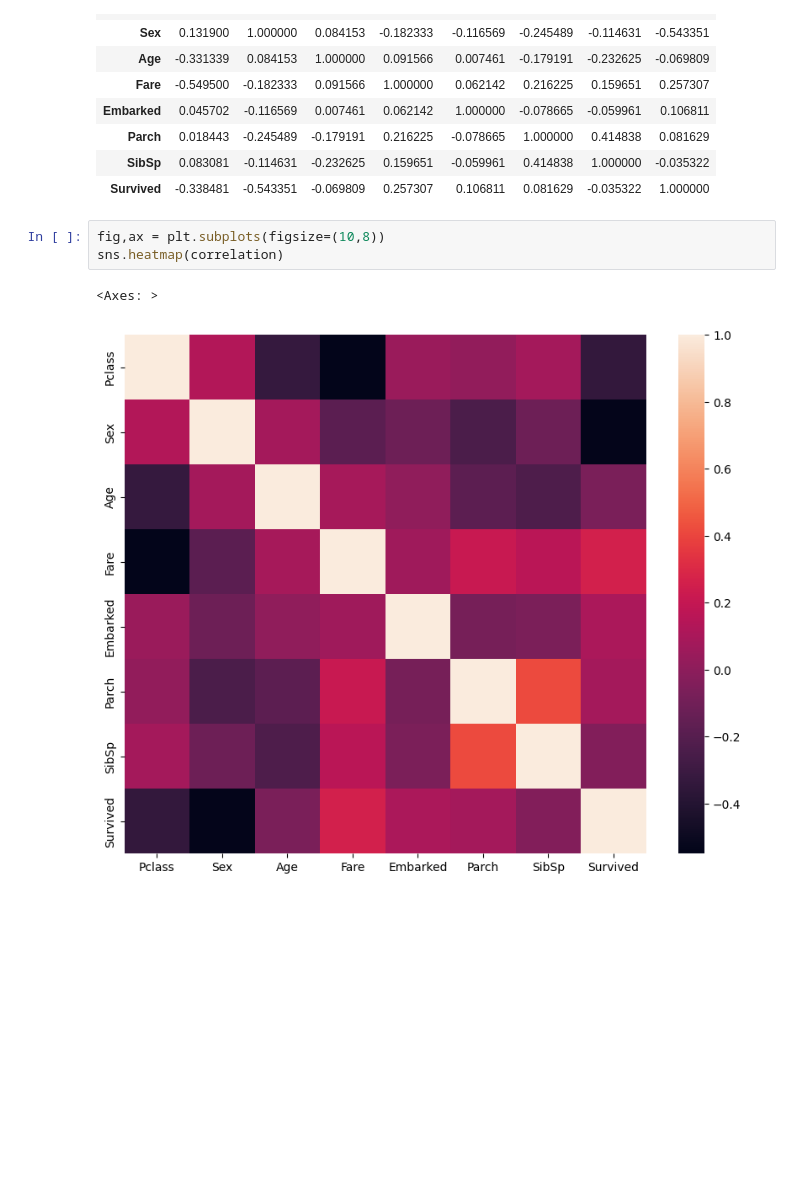
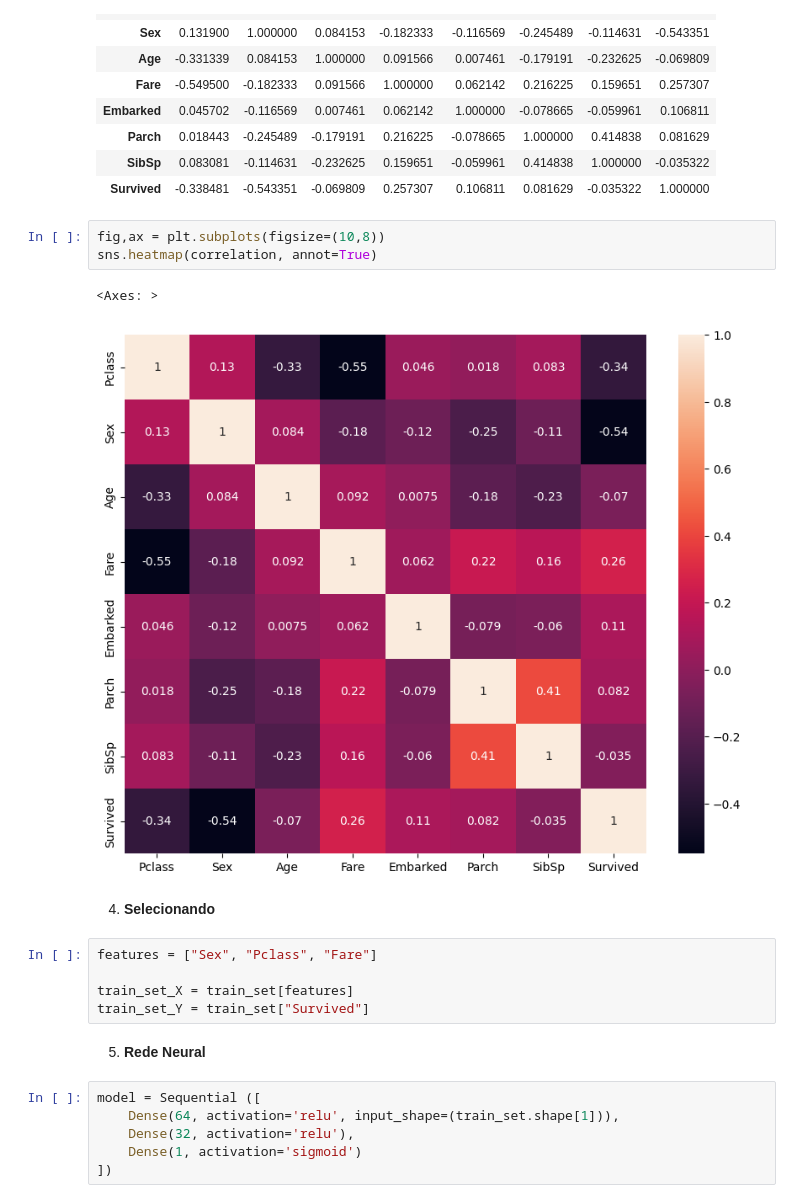
Before and after one commit to Lohries/ML, a Jupyter notebook: ML/TensorFlow/titanic_TF.ipynb, the cells around one changed output. Drawn from its saved outputs; the diff is of its cells as text; blank space fills up the shorter version.

Commit message:
cleaning and model

```diff
--- a/ML/TensorFlow/titanic_TF.ipynb
+++ b/ML/TensorFlow/titanic_TF.ipynb
@@ -132,7 +134,22 @@ display(correlation)
 | Survived | -0.338481 | -0.543351 | -0.069809 | 0.257307 | 0.106811 | 0.081629 | -0.035322 | 1.000000 |
 # %%
 fig,ax = plt.subplots(figsize=(10,8))
-sns.heatmap(correlation)
+sns.heatmap(correlation, annot=True)
 # %% [output]
 <Axes: >
-[figure, old version]
+[figure, new version]
+# %% [markdown]
+4. **Selecionando**
+# %%
+features = ["Sex", "Pclass", "Fare"]
+
+train_set_X = train_set[features]
+train_set_Y = train_set["Survived"]
+# %% [markdown]
+5. **Rede Neural**
+# %%
+model = Sequential ([
+    Dense(64, activation='relu', input_shape=(train_set.shape[1])),
+    Dense(32, activation='relu'),
+    Dense(1, activation='sigmoid')
+])
```
Also changed, not shown: parts of 1 cell of this notebook.
